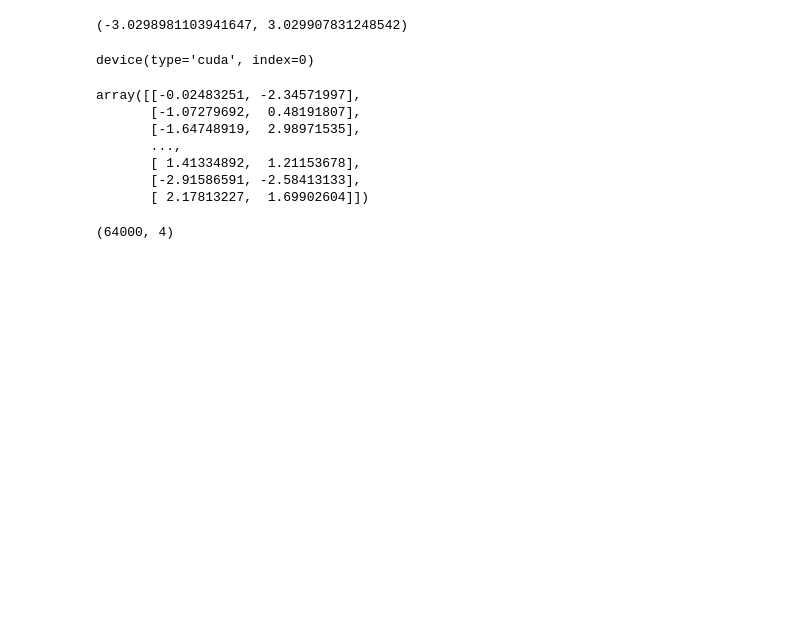
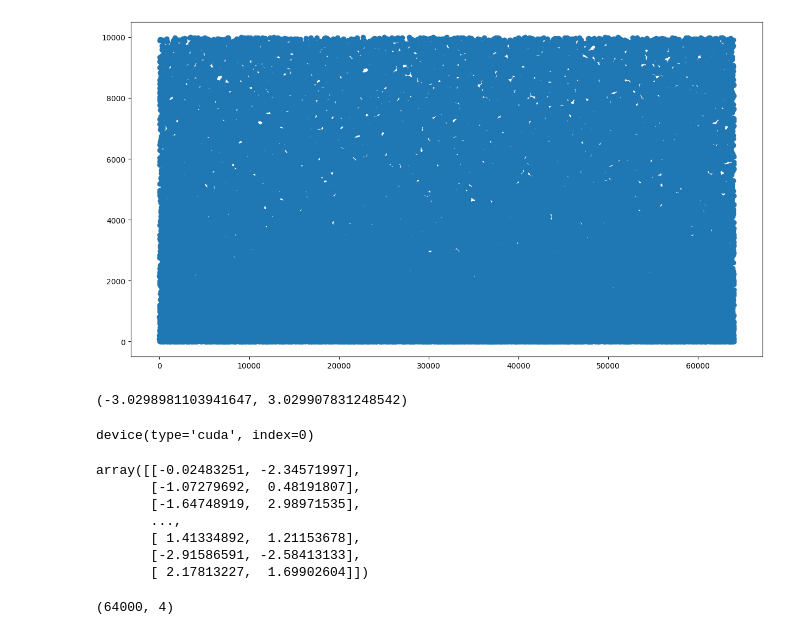
Before and after one commit to dxtvzw/ecal-optimization, a Jupyter notebook: src/experiments.ipynb, the cells around one changed output. Saved outputs shown, nothing was run; the diff lists cells and outputs as text; code cells hidden in the pictures; blank space fills up the shorter version.

```diff
--- a/src/experiments.ipynb
+++ b/src/experiments.ipynb
@@ -51,3 +57,9 @@ ParticleMomentum = np.sum(ParticleMomentum_v * ParticleMomentum_v, axis=1) ** 0.
+# %%
+plt.figure(figsize=(15, 8))
+plt.scatter(list(range(0, len(ParticleMomentum))), ParticleMomentum ** 2)
+plt.show()
+# %% [output]
+[figure, added]
 # %%
 ParticlePoint = np.array(root_file['ecalNT']['ParticlePoint'].array())[:nevents]
 
```
Also changed, not shown: parts of 5 cells of this notebook, 8 other files.
